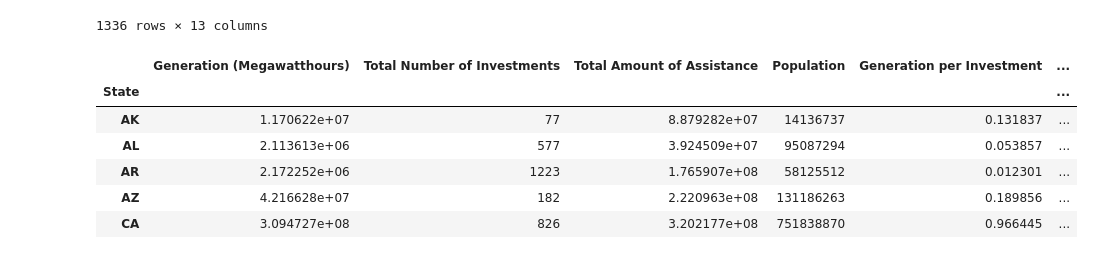
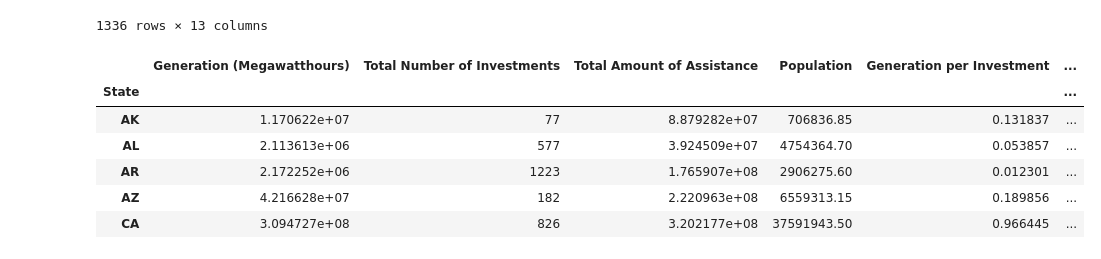
Before and after one commit to jrangel100/Project1, a Jupyter notebook: nrg_project_data.ipynb, the cells around one changed output. Saved outputs shown, nothing was run; the diff lists cells and outputs as text; code cells hidden in the pictures.

```diff
--- a/nrg_project_data.ipynb
+++ b/nrg_project_data.ipynb
@@ -531,27 +613,27 @@ final
 1336 rows × 13 columns
 # %%
 # Population per State over all years
-state_pop = cleaned_census_df.groupby('State')['Population'].sum()
+state_pop = cleaned_census_df.groupby('State')['Population'].mean()
 
 # Production and Investment metrics per State over all years
 final_state = final.groupby(['State'])[['Generation (Megawatthours)', 'Total Number of Investments', 'Total Amount of Assistance']].sum()
 
 # Merge to get data grouped by state over all years and add variables
 final_state = pd.merge(final_state, state_pop, on = "State")
 
 final_state['Generation per Investment'] = final_state['Generation (Megawatthours)'] / final_state['Total Amount of Assistance']
 final_state['Generation per Capita'] = final_state['Generation (Megawatthours)'] / final_state['Population']
 final_state['# Investments per Capita'] = final_state['Total Number of Investments'] / final_state['Population']
 final_state['Investment per Capita'] = final_state['Total Amount of Assistance'] / final_state['Population']
 final_state.head()
 # %% [output]
 |  | Generation (Megawatthours) | Total Number of Investments | Total Amount of Assistance | Population | Generation per Investment | ... |
 | State |  |  |  |  |  | ... |
-| AK | 1.170622e+07 | 77 | 8.879282e+07 | 14136737 | 0.131837 | ... |
-| AL | 2.113613e+06 | 577 | 3.924509e+07 | 95087294 | 0.053857 | ... |
-| AR | 2.172252e+06 | 1223 | 1.765907e+08 | 58125512 | 0.012301 | ... |
-| AZ | 4.216628e+07 | 182 | 2.220963e+08 | 131186263 | 0.189856 | ... |
-| CA | 3.094727e+08 | 826 | 3.202177e+08 | 751838870 | 0.966445 | ... |
+| AK | 1.170622e+07 | 77 | 8.879282e+07 | 706836.85 | 0.131837 | ... |
+| AL | 2.113613e+06 | 577 | 3.924509e+07 | 4754364.70 | 0.053857 | ... |
+| AR | 2.172252e+06 | 1223 | 1.765907e+08 | 2906275.60 | 0.012301 | ... |
+| AZ | 4.216628e+07 | 182 | 2.220963e+08 | 6559313.15 | 0.189856 | ... |
+| CA | 3.094727e+08 | 826 | 3.202177e+08 | 37591943.50 | 0.966445 | ... |
 # %%
 # Generate a box plot of the Total Generation per Investment
 y_axis1 = final_state['Generation per Investment']
```
Also changed, not shown: parts of 31 cells of this notebook.
